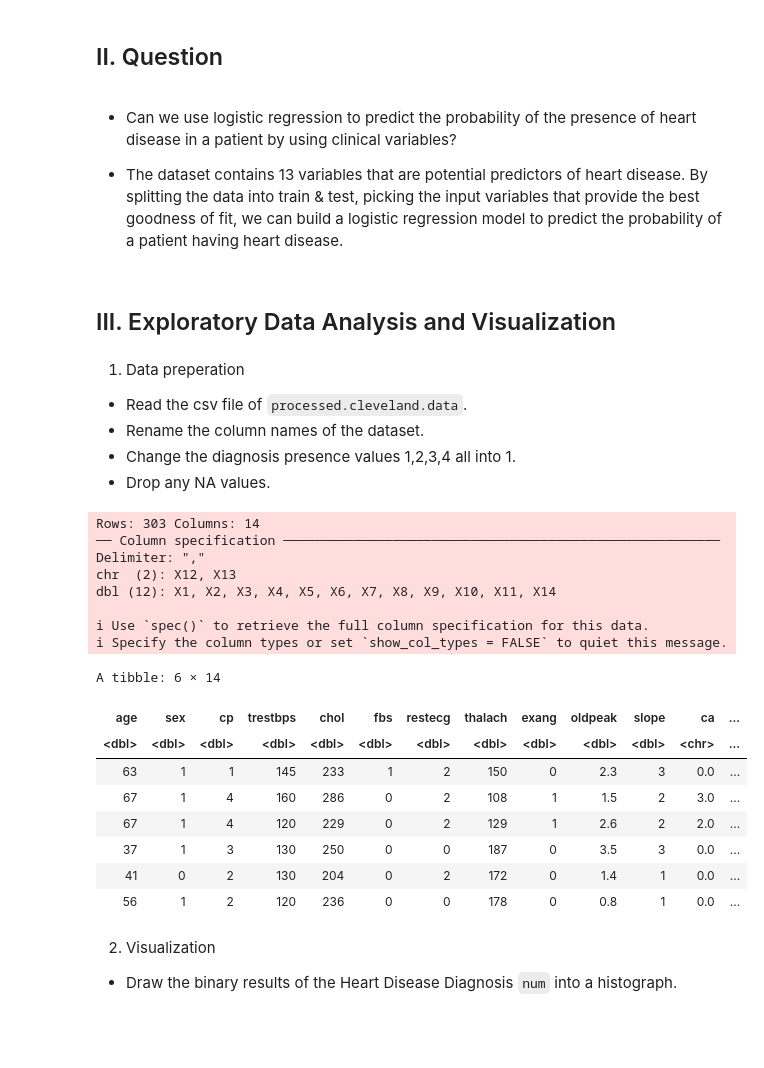
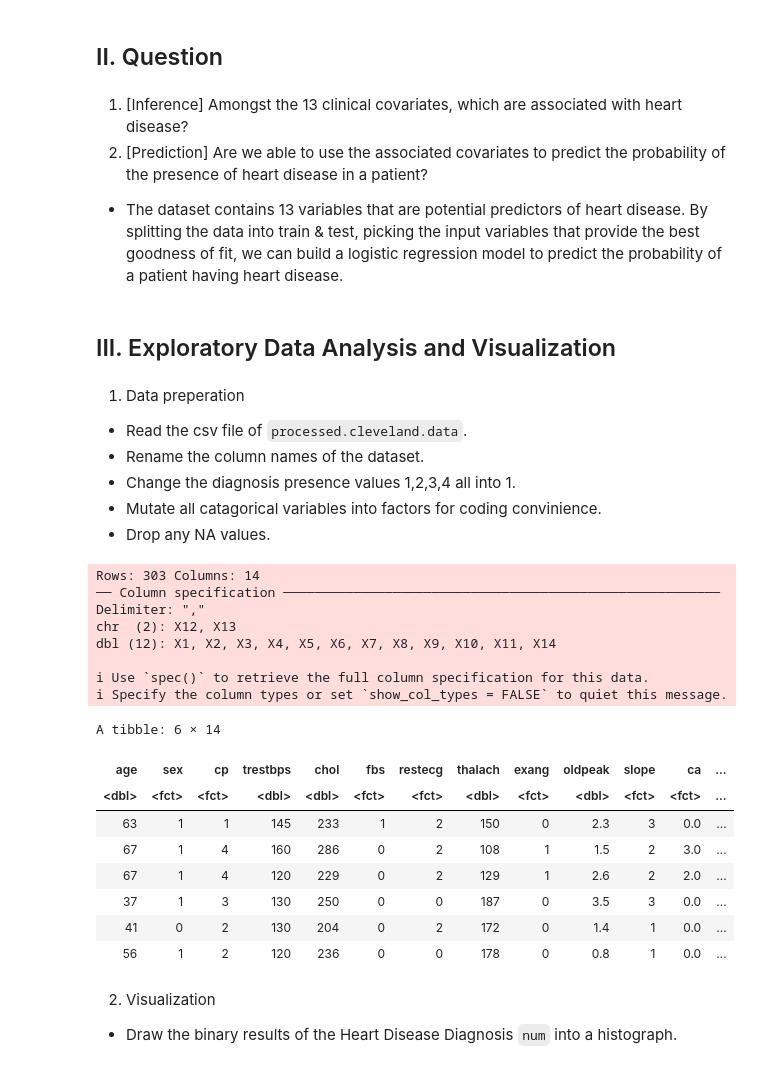
Before and after one commit to Speculatorrr/Group-STAT301, a Jupyter notebook: Planning-Christin.ipynb, the cells around one changed output. Saved outputs shown, nothing was run; the diff lists cells and outputs as text; code cells hidden in the pictures; blank space fills up the shorter version.

```diff
--- a/Planning-Christin.ipynb
+++ b/Planning-Christin.ipynb
@@ -64,7 +65,8 @@ The dataset contains 13 attributes and a target variable, with 8 categorical var
 # %% [markdown]
 ## II. Question ##
 # %% [markdown]
-- Can we use logistic regression to predict the probability of the presence of heart disease in a patient by using clinical variables?
+1. [Inference] Amongst the 13 clinical covariates, which are associated with heart disease?
+2. [Prediction] Are we able to use the associated covariates to predict the probability of the presence of heart disease in a patient?
 
 - The dataset contains 13 variables that are potential predictors of heart disease. By splitting the data into train & test, picking the input variables that provide the best goodness of fit, we can build a logistic regression model to predict the probability of a patient having heart disease.
 # %% [markdown]
@@ -75,31 +77,36 @@ The dataset contains 13 attributes and a target variable, with 8 categorical var
 - Read the csv file of `processed.cleveland.data`.
 - Rename the column names of the dataset.
 - Change the diagnosis presence values 1,2,3,4 all into 1.
+- Mutate all catagorical variables into factors for coding convinience.
 - Drop any NA values.
 # %%
 heart_data <- read_csv("https://raw.githubusercontent.com/Speculatorrr/STAT301/main/processed.cleveland.data?token=GHSAT0AAAAAACVKAVDCISXAPJBRTBVAWBUQZVEDPNQ",
                         col_names = FALSE)
 colnames(heart_data) <- c("age", "sex", "cp", "trestbps", "chol",
                             "fbs", "restecg", "thalach", "exang", "oldpeak",
                             "slope", "ca", "thal", "num")
 
+categorical_vars <- c("sex", "cp", "fbs", "restecg", "exang", "slope", "ca", "thal")
+
 heart_data <- heart_data %>%
     mutate(num = if_else(num > 0, 1, 0)) %>%
+    mutate(across(all_of(categorical_vars), as.factor),
+    num = as.factor(num)) %>%
     drop_na()
 
 head(heart_data)
 # %% [output]
 Rows: 303 Columns: 14
 ── Column specification ────────────────────────────────────────────────────────
 Delimiter: ","
 chr  (2): X12, X13
 dbl (12): X1, X2, X3, X4, X5, X6, X7, X8, X9, X10, X11, X14
 
 ℹ Use `spec()` to retrieve the full column specification for this data.
 ℹ Specify the column types or set `show_col_types = FALSE` to quiet this message.
 A tibble: 6 × 14
 | age | sex | cp | trestbps | chol | fbs | restecg | thalach | exang | oldpeak | slope | ca | ... |
-| <dbl> | <dbl> | <dbl> | <dbl> | <dbl> | <dbl> | <dbl> | <dbl> | <dbl> | <dbl> | <dbl> | <chr> | ... |
+| <dbl> | <fct> | <fct> | <dbl> | <dbl> | <fct> | <fct> | <dbl> | <fct> | <dbl> | <fct> | <fct> | ... |
 | 63 | 1 | 1 | 145 | 233 | 1 | 2 | 150 | 0 | 2.3 | 3 | 0.0 | ... |
 | 67 | 1 | 4 | 160 | 286 | 0 | 2 | 108 | 1 | 1.5 | 2 | 3.0 | ... |
 | 67 | 1 | 4 | 120 | 229 | 0 | 2 | 129 | 1 | 2.6 | 2 | 2.0 | ... |
```
Also changed, not shown: parts of 7 cells of this notebook.
